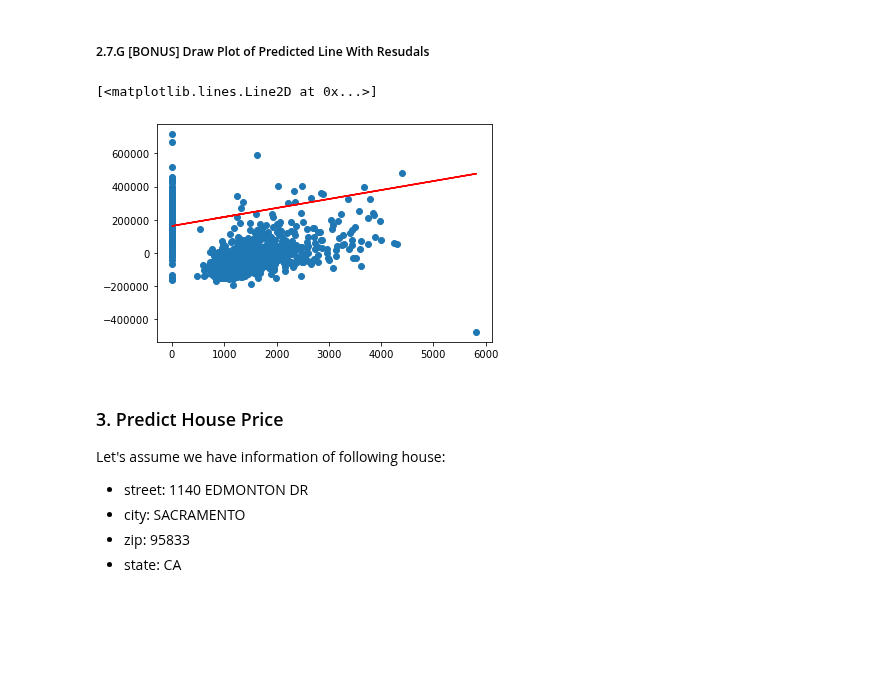
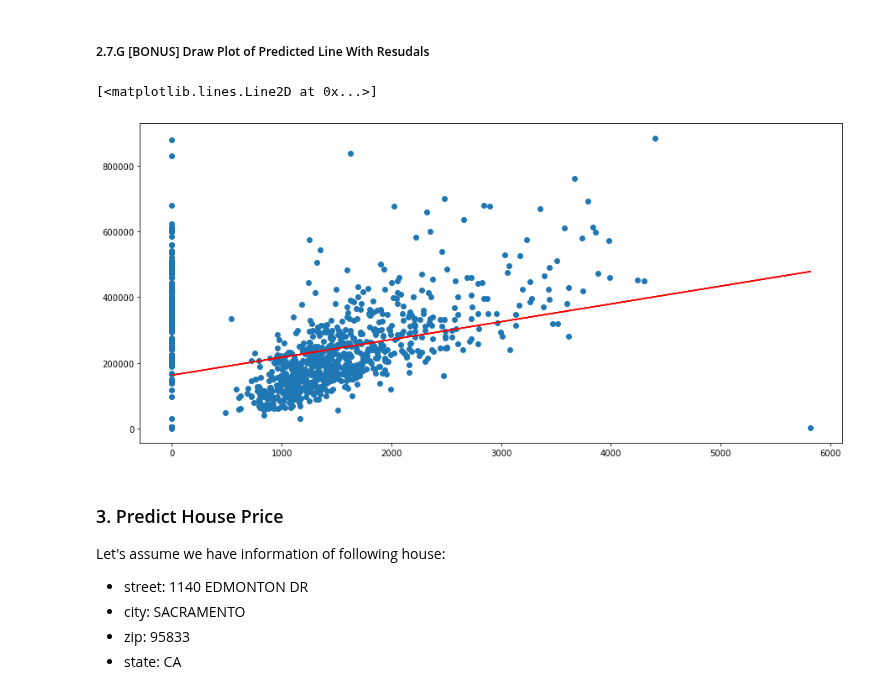
Before and after one commit to gentley99/IOD_2020_JIN, a Jupyter notebook: Homeworks/Mod 4/IOD_Lab 4.1.1 - Jin Homework.ipynb, the cells around one changed output. Drawn from its saved outputs; the diff is of its cells as text; code cells hidden in the pictures; blank space fills up the shorter version.

```diff
--- a/Homeworks/Mod 4/IOD_Lab 4.1.1 - Jin Homework.ipynb
+++ b/Homeworks/Mod 4/IOD_Lab 4.1.1 - Jin Homework.ipynb
@@ -58,4 +90,6 @@ Data columns (total 12 columns):
  11  longitude  985 non-null    float64
 dtypes: float64(2), int64(5), object(5)
 memory usage: 92.5+ KB
+# %%
+df['zip'] = df['zip'].astype(str)
 # %%
@@ -72,0 +118,3 @@ df.describe()
+# %%
+# replacing 0 beds to plot for type
+df.loc[df['beds']==0, 'type'] = 'Plot'
@@ -241,0 +279,3 @@ Name: y_hat, Length: 985, dtype: float64
+# %%
+Yhat = calculate_yhat(X, b0, b1)
+Yhat
@@ -334,11 +387,12 @@ plt.plot(df['sq__ft'], df['y_hat'], c='red')
 ##### 2.7.G [BONUS] Draw Plot of Predicted Line With Resudals
 # %%
 # ANSWER
-plt.scatter(df['sq__ft'], df['residual'])
-plt.plot(df['sq__ft'], df['y_hat'], c='red')
+plt.figure(figsize=(15,7))
+plt.scatter(X, Y)
+plt.plot(X, Yhat, c='red')
 # %% [output]
 [<matplotlib.lines.Line2D at 0x...>]
-[figure, old version]
+[figure, new version]
 # %% [markdown]
 ### 3. Predict House Price
 
```
Also changed, not shown: parts of 16 cells of this notebook, 2 other files.
